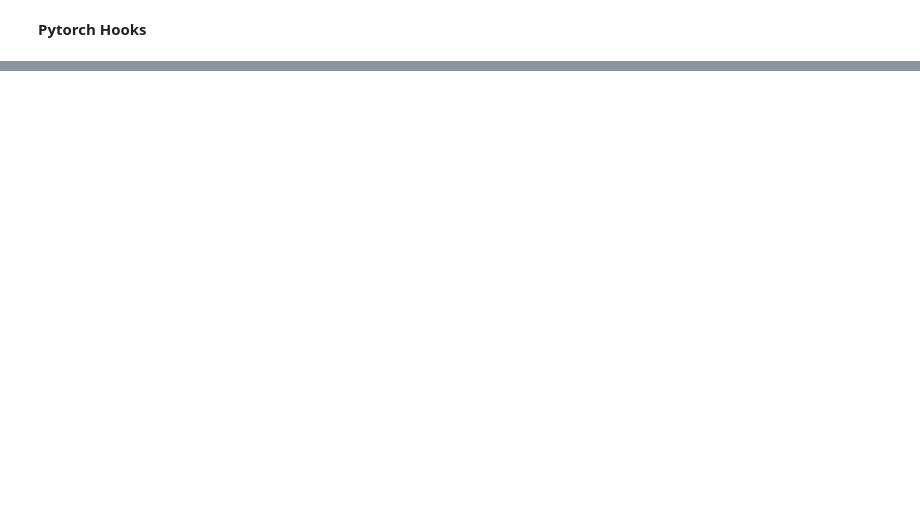
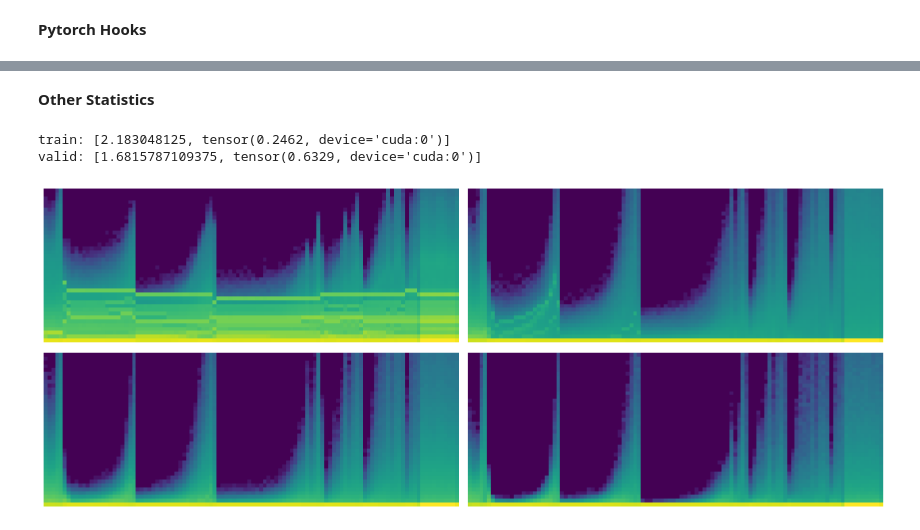
Before and after one commit to Hlompho-Dash/first_try_of_fastai, a Jupyter notebook: 06_cuda_cnn_hooks_init.ipynb, the cells around one changed output, grey strips where cells are left out. Drawn from its saved outputs; the diff is of its cells as text; code cells hidden in the pictures; blank space fills up the shorter version.

Commit message:
converted cuda_hooks_init.ipynb

```diff
--- a/06_cuda_cnn_hooks_init.ipynb
+++ b/06_cuda_cnn_hooks_init.ipynb
@@ -288,0 +459,12 @@ plt.legend(range(6))
+# %% [markdown]
+**Other Statistics**
+# %%
+def append_stats(hook, mod,inp,outp):
+  if not hasattr(hook,'stats'): hook.stats = ([],[],[])
+  means,stds,hists=hook.stats
+  means.append(outp.data.mean().cpu())
+  stds.append(outp.data.std().cpu())
+  hists.append(outp.data.cpu().histc(40,0,10))
+# %%
+model = get_cnn_model(data,nfs).cuda()
+learn, run = get_runner(model, data, lr=0.9, cbs=cbfs)
@@ -288,0 +476,15 @@ plt.legend(range(6))
+# %%
+with Hooks(model, append_stats) as hooks: run.fit(1, learn)
+# %% [output]
+train: [2.183048125, tensor(0.2462, device='cuda:0')]
+valid: [1.6815787109375, tensor(0.6329, device='cuda:0')]
+# %%
+def get_hist(h): return torch.stack(h.stats[2]).t().float().log1p()
+# %%
+fig,axes = plt.subplots(2,2, figsize=(15,6))
+for ax,h in zip(axes.flatten(), hooks[:4]):
+  ax.imshow(get_hist(h), origin='lower')
+  ax.axis('off')
+plt.tight_layout()
+# %% [output]
+[figure, added]
```
Also changed, not shown: parts of 54 cells of this notebook, 2 other files.
